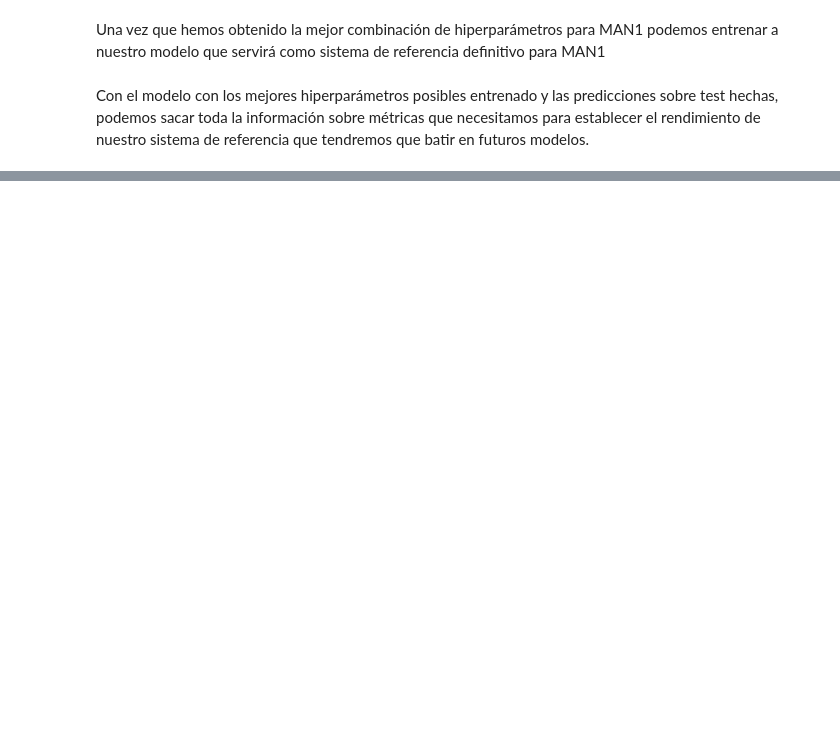
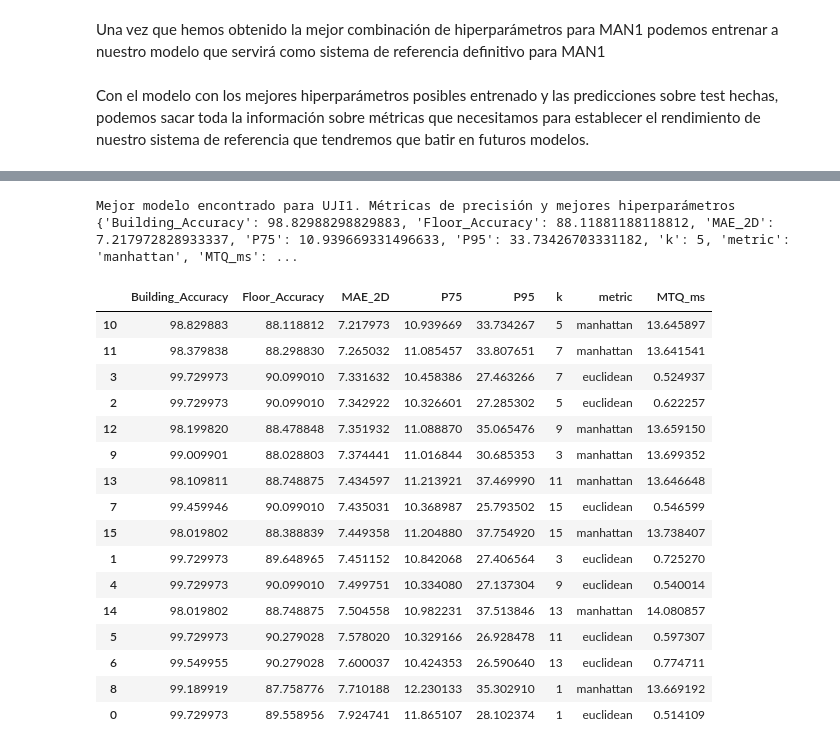
Before and after one commit to ibaivalente/TFMCode, a Jupyter notebook: notebooks/04_sistema_de_referencia.ipynb, the cells around one changed output, grey strips where cells are left out. Cells and saved outputs as stored; diff of their text form; code cells hidden in the pictures; blank space fills up the shorter version.

```diff
--- a/notebooks/04_sistema_de_referencia.ipynb
+++ b/notebooks/04_sistema_de_referencia.ipynb
@@ -221,0 +232,11 @@ Generando Función de Distribución Acumulada (CDF)...
+# %%
+# importamos los archivos de train y test de RSS y de coordenadas
+uji1_train_rss = pd.read_csv(DATA_PATH / "clean" / "UJI1" / "UJI1_trnrss_clean.csv", header=None)
+uji1_test_rss = pd.read_csv(DATA_PATH / "clean" / "UJI1" / "UJI1_tstrss_clean.csv", header=None)
+uji1_train_crd = pd.read_csv(DATA_PATH / "clean" / "UJI1" / "UJI1_trncrd_clean.csv", header=None)
+uji1_test_crd = pd.read_csv(DATA_PATH / "clean" / "UJI1" / "UJI1_tstcrd_clean.csv", header=None)
+# %%
+# llamamos a la función para afinar el kNN
+# almacenamos en variables el retorno de la función: la información del cálculo de la precisión de todas las iteraciones y de la mejor configuración
+# indicamos el número de iteraciones a probar
+uji1_log_df, uji1_best_config = tune_knn_baseline("UJI1", uji1_train_rss, uji1_train_crd, uji1_test_rss, uji1_test_crd, iterations=5)
@@ -221,0 +261,27 @@ Generando Función de Distribución Acumulada (CDF)...
+# %%
+# imprimimos la mejor configuración encontrada
+print("Mejor modelo encontrado para UJI1. Métricas de precisión y mejores hiperparámetros")
+print(uji1_best_config)
+
+# imprimimos df con la información sobre las iteraciones, ordenada de mejor MAE en 2D a peor
+uji1_log_df.sort_values(by='MAE_2D', ascending=True)
+# %% [output]
+Mejor modelo encontrado para UJI1. Métricas de precisión y mejores hiperparámetros
+{'Building_Accuracy': 98.82988298829883, 'Floor_Accuracy': 88.11881188118812, 'MAE_2D': 7.217972828933337, 'P75': 10.939669331496633, 'P95': 33.73426703331182, 'k': 5, 'metric': 'manhattan', 'MTQ_ms': ...
+|  | Building_Accuracy | Floor_Accuracy | MAE_2D | P75 | P95 | k | metric | MTQ_ms |
+| 10 | 98.829883 | 88.118812 | 7.217973 | 10.939669 | 33.734267 | 5 | manhattan | 13.645897 |
+| 11 | 98.379838 | 88.298830 | 7.265032 | 11.085457 | 33.807651 | 7 | manhattan | 13.641541 |
+| 3 | 99.729973 | 90.099010 | 7.331632 | 10.458386 | 27.463266 | 7 | euclidean | 0.524937 |
+| 2 | 99.729973 | 90.099010 | 7.342922 | 10.326601 | 27.285302 | 5 | euclidean | 0.622257 |
+| 12 | 98.199820 | 88.478848 | 7.351932 | 11.088870 | 35.065476 | 9 | manhattan | 13.659150 |
+| 9 | 99.009901 | 88.028803 | 7.374441 | 11.016844 | 30.685353 | 3 | manhattan | 13.699352 |
+| 13 | 98.109811 | 88.748875 | 7.434597 | 11.213921 | 37.469990 | 11 | manhattan | 13.646648 |
+| 7 | 99.459946 | 90.099010 | 7.435031 | 10.368987 | 25.793502 | 15 | euclidean | 0.546599 |
+| 15 | 98.019802 | 88.388839 | 7.449358 | 11.204880 | 37.754920 | 15 | manhattan | 13.738407 |
+| 1 | 99.729973 | 89.648965 | 7.451152 | 10.842068 | 27.406564 | 3 | euclidean | 0.725270 |
+| 4 | 99.729973 | 90.099010 | 7.499751 | 10.334080 | 27.137304 | 9 | euclidean | 0.540014 |
+| 14 | 98.019802 | 88.748875 | 7.504558 | 10.982231 | 37.513846 | 13 | manhattan | 14.080857 |
+| 5 | 99.729973 | 90.279028 | 7.578020 | 10.329166 | 26.928478 | 11 | euclidean | 0.597307 |
+| 6 | 99.549955 | 90.279028 | 7.600037 | 10.424353 | 26.590640 | 13 | euclidean | 0.774711 |
+| 8 | 99.189919 | 87.758776 | 7.710188 | 12.230133 | 35.302910 | 1 | manhattan | 13.669192 |
+| 0 | 99.729973 | 89.558956 | 7.924741 | 11.865107 | 28.102374 | 1 | euclidean | 0.514109 |
```
Also changed, not shown: parts of 9 cells of this notebook, 4 other files.
